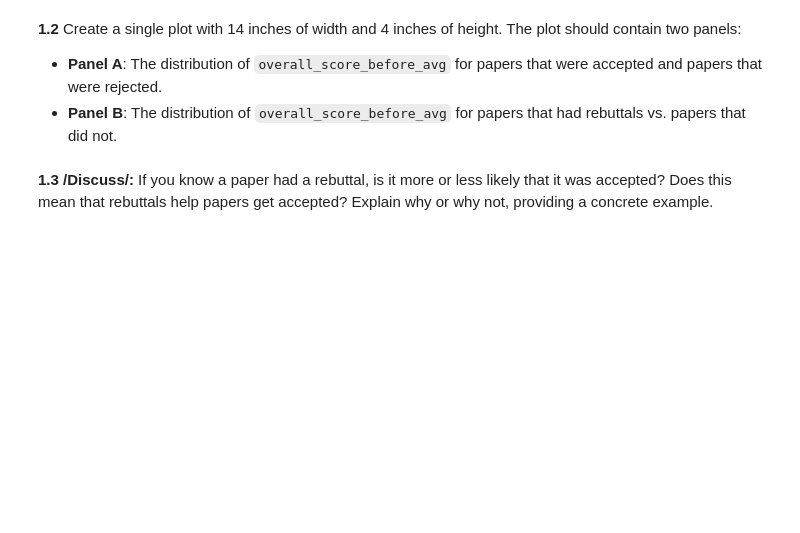
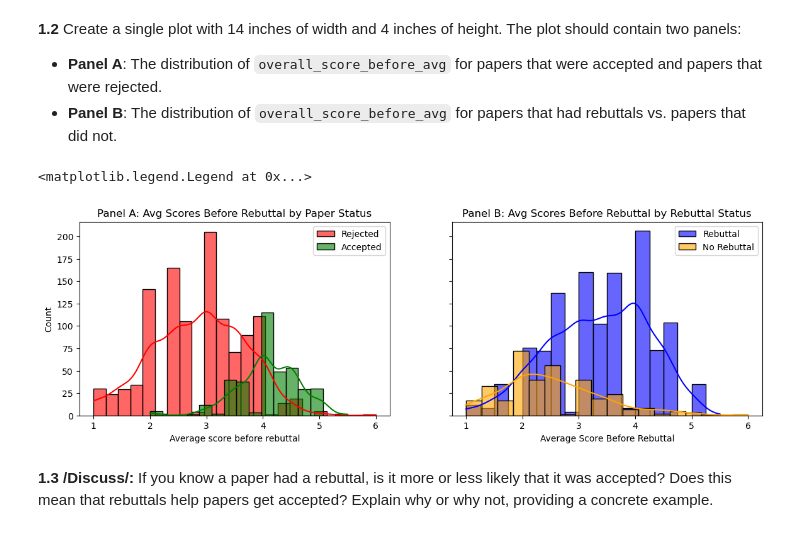
Before and after one commit to aristo6253/epfl-ada-ada-2023-homework-2-adaknow, a Jupyter notebook: hw2.ipynb, the cells around one changed output. Cells and saved outputs as stored; diff of their text form; code cells hidden in the pictures; blank space fills up the shorter version.

```diff
--- a/hw2.ipynb
+++ b/hw2.ipynb
@@ -179,21 +179,17 @@ The `scores_{before/after}` have the following structure:
 # %%
 def scores_avg(scores_json):
     if scores_json is None or not scores_json:
-        return []
-
-    print(np.mean([review['scores']['overall_score'] for review_id, review in scores_json.items()]))
+        return np.nan
 
     return np.mean([review['scores']['overall_score'] for review_id, review in scores_json.items()])
 
 def scores_std(scores_json):
     if scores_json is None or not scores_json:
-        return []
-
-
+        return np.nan
 
     return np.std([review['scores']['overall_score'] for review_id, review in scores_json.items()])
 # %%
-acl_reviews_df['overall_score_before_avg'],  = acl_reviews_df['scores_before'].apply(scores_avg)
+acl_reviews_df['overall_score_before_avg']  = acl_reviews_df['scores_before'].apply(scores_avg)
 acl_reviews_df['overall_score_after_avg'] = acl_reviews_df['scores_after'].apply(scores_avg)
 acl_reviews_df['overall_score_before_std'] = acl_reviews_df['scores_before'].apply(scores_std)
 acl_reviews_df['overall_score_after_std'] = acl_reviews_df['scores_after'].apply(scores_std)
@@ -221,5 +210,33 @@ ValueError: too many values to unpack (expected 1)
 **1.2** Create a single plot with 14 inches of width and 4 inches of height. The plot should contain two panels:
 - **Panel A**: The distribution of `overall_score_before_avg` for papers that were accepted and papers that were rejected.
 - **Panel B**: The distribution of `overall_score_before_avg` for papers that had rebuttals vs. papers that did not.
+# %%
+fig, ax = plt.subplots(figsize=(14,4), ncols=2, nrows=1, sharey=True)
+
+rejected_papers = acl_reviews_df[acl_reviews_df['status'] == 'Reject']
+accepted_papers = acl_reviews_df[acl_reviews_df['status'] == 'Accept']
+
+rebuttal_papers = acl_reviews_df[acl_reviews_df['had_rebuttal'] == True]
+no_rebuttal_papers = acl_reviews_df[acl_reviews_df['had_rebuttal'] == False]
+
+sns.histplot(rejected_papers['overall_score_before_avg'], kde=True, ax=ax[0], label='Rejected', alpha=0.6, color='red')
+sns.histplot(accepted_papers['overall_score_before_avg'], kde=True, ax=ax[0], label='Accepted', alpha=0.6, color='green')
+
+ax[0].set_title('Panel A: Avg Scores Before Rebuttal by Paper Status')
+ax[0].set_xlabel('Average score before rebuttal')
+ax[0].legend()
+
+
+sns.histplot(rebuttal_papers['overall_score_after_avg'], kde=True, ax=ax[1], label='Rebuttal', alpha=0.6, color='blue')
+sns.histplot(no_rebuttal_papers['overall_score_after_avg'], kde=True, ax=ax[1], label='No Rebuttal', alpha=0.6, color='orange')
+
+ax[1].set_title('Average scores after rebuttal')
+ax[1].legend(['Rebuttal', 'No rebuttal'])
+ax[1].set_title('Panel B: Avg Scores Before Rebuttal by Rebuttal Status')
+ax[1].set_xlabel('Average Score Before Rebuttal')
+ax[1].legend()
+# %% [output]
+<matplotlib.legend.Legend at 0x...>
+[figure, added]
 # %% [markdown]
 **1.3** **/Discuss/:** If you know a paper had a rebuttal, is it more or less likely that it was accepted? Does this mean that rebuttals help papers get accepted? Explain why or why not, providing a concrete example.
```
Also changed, not shown: parts of 5 cells of this notebook.
